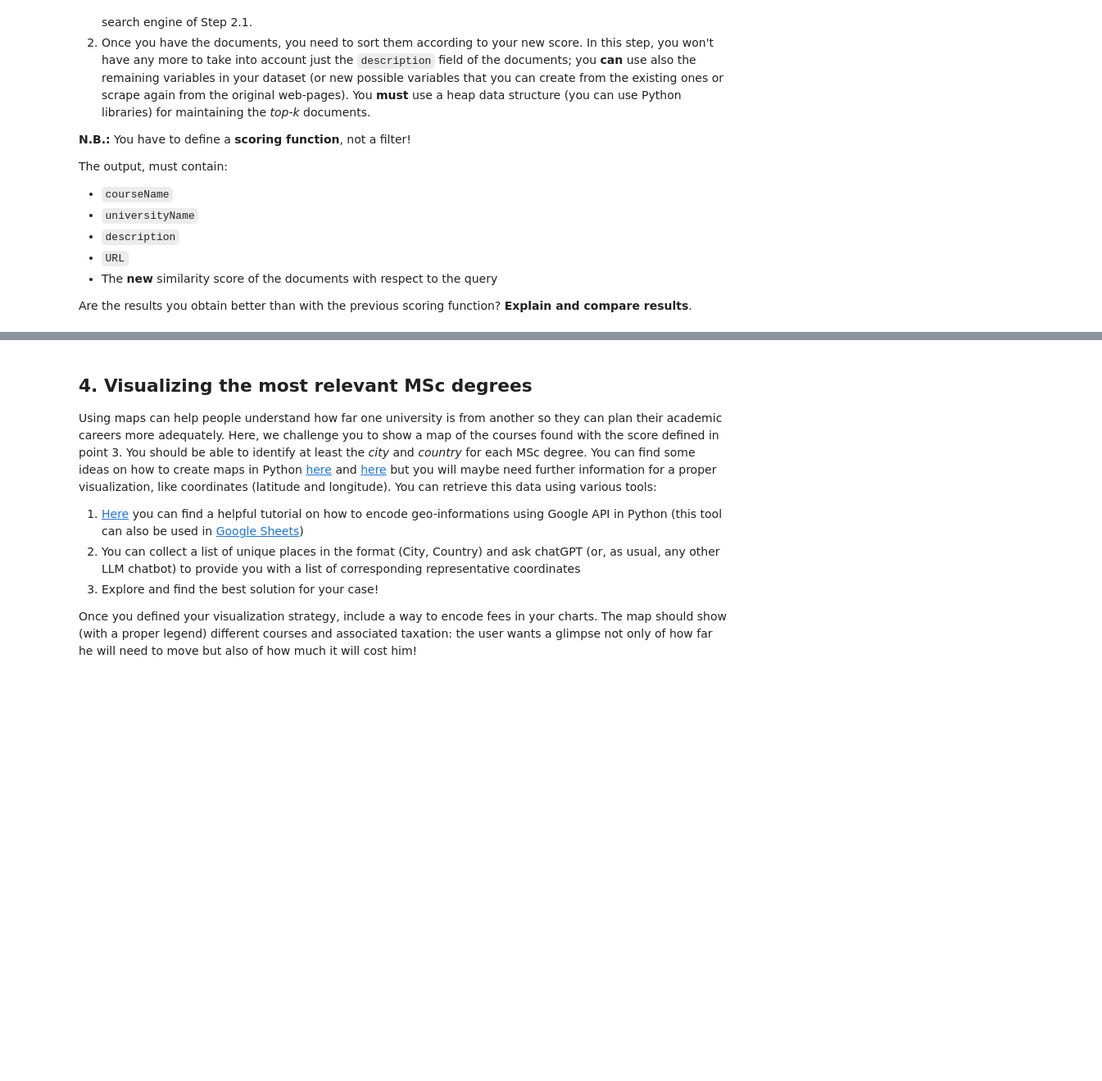
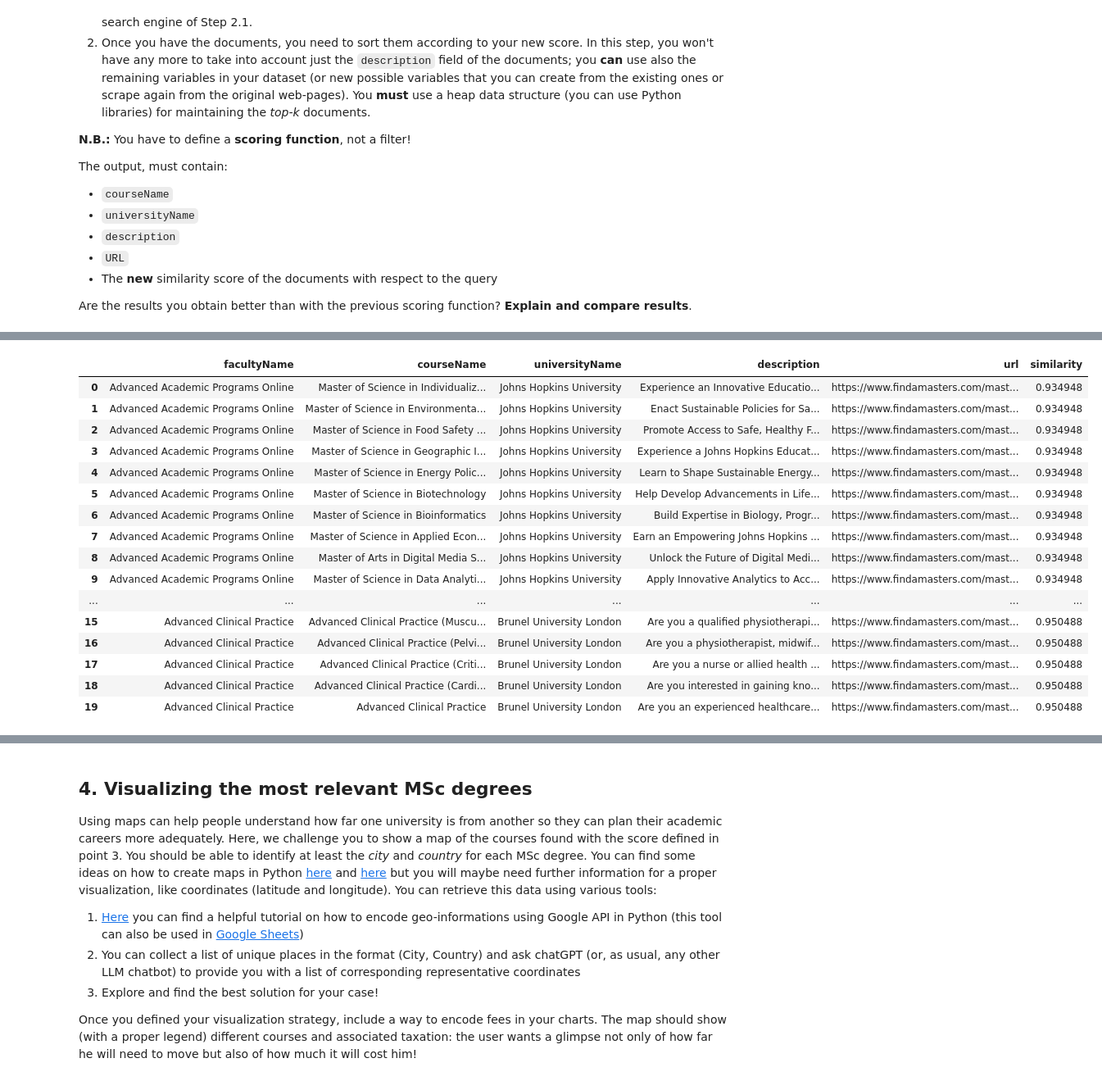
Before and after one commit to denizyy/ADM-HW3, a Jupyter notebook: HW3.ipynb, the cells around one changed output, grey strips where cells are left out. Shown at 82% size. Cells and saved outputs as stored; diff of their text form; code cells hidden in the pictures; blank space fills up the shorter version.

```diff
--- a/HW3.ipynb
+++ b/HW3.ipynb
@@ -648,0 +672,3 @@ Are the results you obtain better than with the previous scoring function? **Exp
+# %%
+vocabulary = set()
+df.facultyName_clean.apply(lambda row: [vocabulary.add(word) for word in row])
@@ -648,0 +688,8 @@ Are the results you obtain better than with the previous scoring function? **Exp
+# %%
+# Creating new dataframe for facultyName with all words in the vocabulary
+termsF = pd.DataFrame(data=list(vocabulary), columns=['term'])
+# %%
+from tqdm.notebook import tqdm
+tqdm.pandas()
+#Generates a 'reverse' column, pairing each term with the indices of documents where it appears in the 'facultyName_clean' column, with tqdm progress tracking.
+termsF['reverse'] = termsF.term.progress_apply(lambda item: list(df.loc[df.facultyName_clean.apply(lambda row: item in row)].index))
@@ -648,0 +699,11 @@ Are the results you obtain better than with the previous scoring function? **Exp
+# %%
+# Importing TfidfVectorizer
+from sklearn.feature_extraction.text import TfidfVectorizer
+# Creating instance of tfidfVectorizer
+tfidf = TfidfVectorizer(input='content', lowercase=False, tokenizer=lambda text: text) # , max_df=0.1
+# Applying TfidfVectorizer on the 'facultyName_clean' column of DataFrame 'df'
+main_sparse = tfidf.fit_transform(df.facultyName_clean)
+# Converting the sparse matrix to a dense matrix
+main_dense = main_sparse.todense()
+# Creating a DataFrame 'tfidf_faculty' for better understanding and further use, with index from 'df' and feature names from TfidfVectorizer
+tfidf_faculty = pd.DataFrame(main_dense.tolist(), index=df.index, columns=tfidf.get_feature_names_out())
@@ -648,0 +714,25 @@ Are the results you obtain better than with the previous scoring function? **Exp
+# %%
+# Importing the 'search_engine_3' module for a custom search engine implementation
+from search_engine_3 import search_engine_3
+query = 'advanced knowledge'
+result = search_engine_3(df, terms, termsF, lst_stopwords, query, K=20, tfidf=tfidf, tfidf_faculty=tfidf_faculty, main_sparse=main_sparse)
+# The 'result' variable now holds the top search results based on the provided query.
+result
+# %% [output]
+|  | facultyName | courseName | universityName | description | url | similarity |
+| 0 | Advanced Academic Programs Online | Master of Science in Individualiz... | Johns Hopkins University | Experience an Innovative Educatio... | https://www.findamasters.com/mast... | 0.934948 |
+| 1 | Advanced Academic Programs Online | Master of Science in Environmenta... | Johns Hopkins University | Enact Sustainable Policies for Sa... | https://www.findamasters.com/mast... | 0.934948 |
+| 2 | Advanced Academic Programs Online | Master of Science in Food Safety ... | Johns Hopkins University | Promote Access to Safe, Healthy F... | https://www.findamasters.com/mast... | 0.934948 |
+| 3 | Advanced Academic Programs Online | Master of Science in Geographic I... | Johns Hopkins University | Experience a Johns Hopkins Educat... | https://www.findamasters.com/mast... | 0.934948 |
+| 4 | Advanced Academic Programs Online | Master of Science in Energy Polic... | Johns Hopkins University | Learn to Shape Sustainable Energy... | https://www.findamasters.com/mast... | 0.934948 |
+| 5 | Advanced Academic Programs Online | Master of Science in Biotechnology | Johns Hopkins University | Help Develop Advancements in Life... | https://www.findamasters.com/mast... | 0.934948 |
+| 6 | Advanced Academic Programs Online | Master of Science in Bioinformatics | Johns Hopkins University | Build Expertise in Biology, Progr... | https://www.findamasters.com/mast... | 0.934948 |
+| 7 | Advanced Academic Programs Online | Master of Science in Applied Econ... | Johns Hopkins University | Earn an Empowering Johns Hopkins ... | https://www.findamasters.com/mast... | 0.934948 |
+| 8 | Advanced Academic Programs Online | Master of Arts in Digital Media S... | Johns Hopkins University | Unlock the Future of Digital Medi... | https://www.findamasters.com/mast... | 0.934948 |
+| 9 | Advanced Academic Programs Online | Master of Science in Data Analyti... | Johns Hopkins University | Apply Innovative Analytics to Acc... | https://www.findamasters.com/mast... | 0.934948 |
+| ... | ... | ... | ... | ... | ... | ... |
+| 15 | Advanced Clinical Practice | Advanced Clinical Practice (Muscu... | Brunel University London | Are you a qualified physiotherapi... | https://www.findamasters.com/mast... | 0.950488 |
+| 16 | Advanced Clinical Practice | Advanced Clinical Practice (Pelvi... | Brunel University London | Are you a physiotherapist, midwif... | https://www.findamasters.com/mast... | 0.950488 |
+| 17 | Advanced Clinical Practice | Advanced Clinical Practice (Criti... | Brunel University London | Are you a nurse or allied health ... | https://www.findamasters.com/mast... | 0.950488 |
+| 18 | Advanced Clinical Practice | Advanced Clinical Practice (Cardi... | Brunel University London | Are you interested in gaining kno... | https://www.findamasters.com/mast... | 0.950488 |
+| 19 | Advanced Clinical Practice | Advanced Clinical Practice | Brunel University London | Are you an experienced healthcare... | https://www.findamasters.com/mast... | 0.950488 |
```
Also changed, not shown: parts of 20 cells of this notebook, 1 other file.
